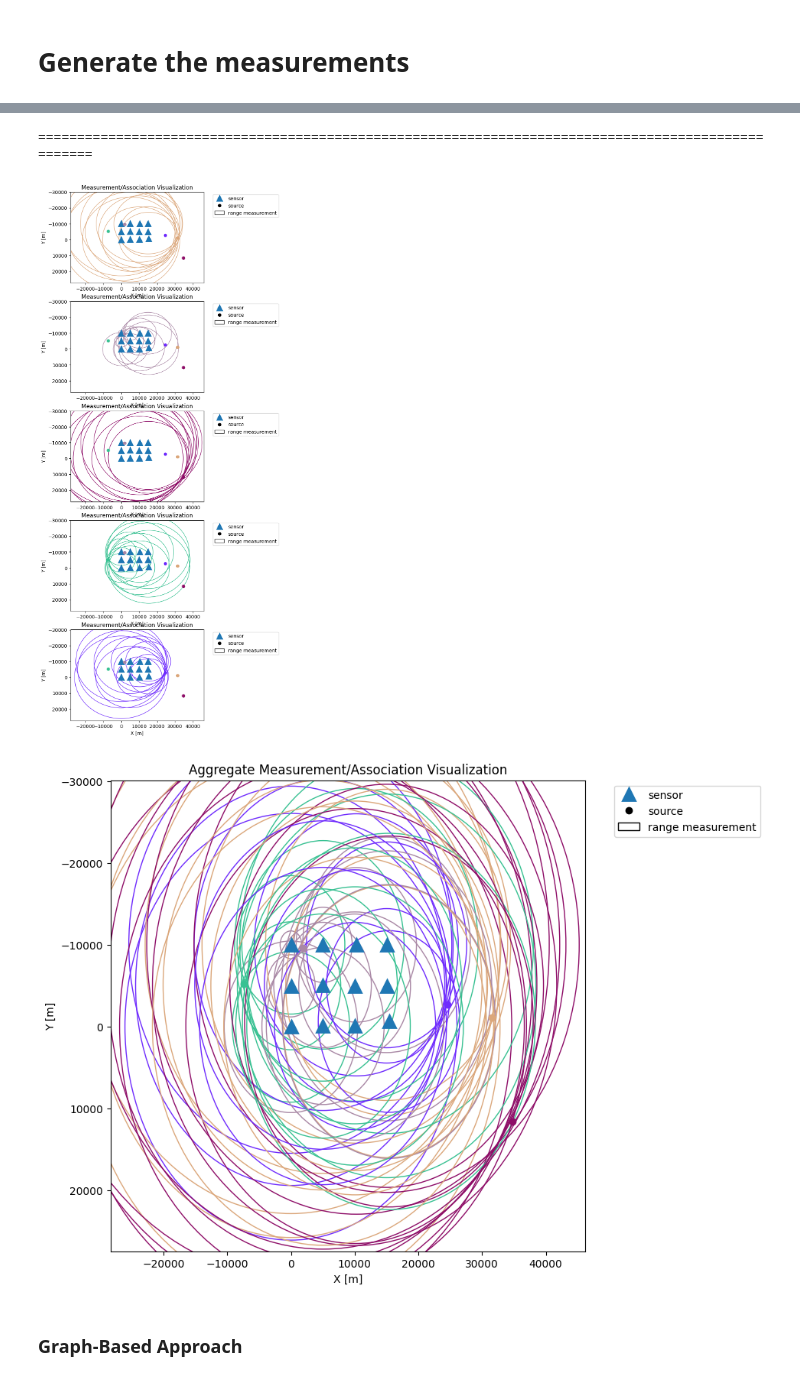
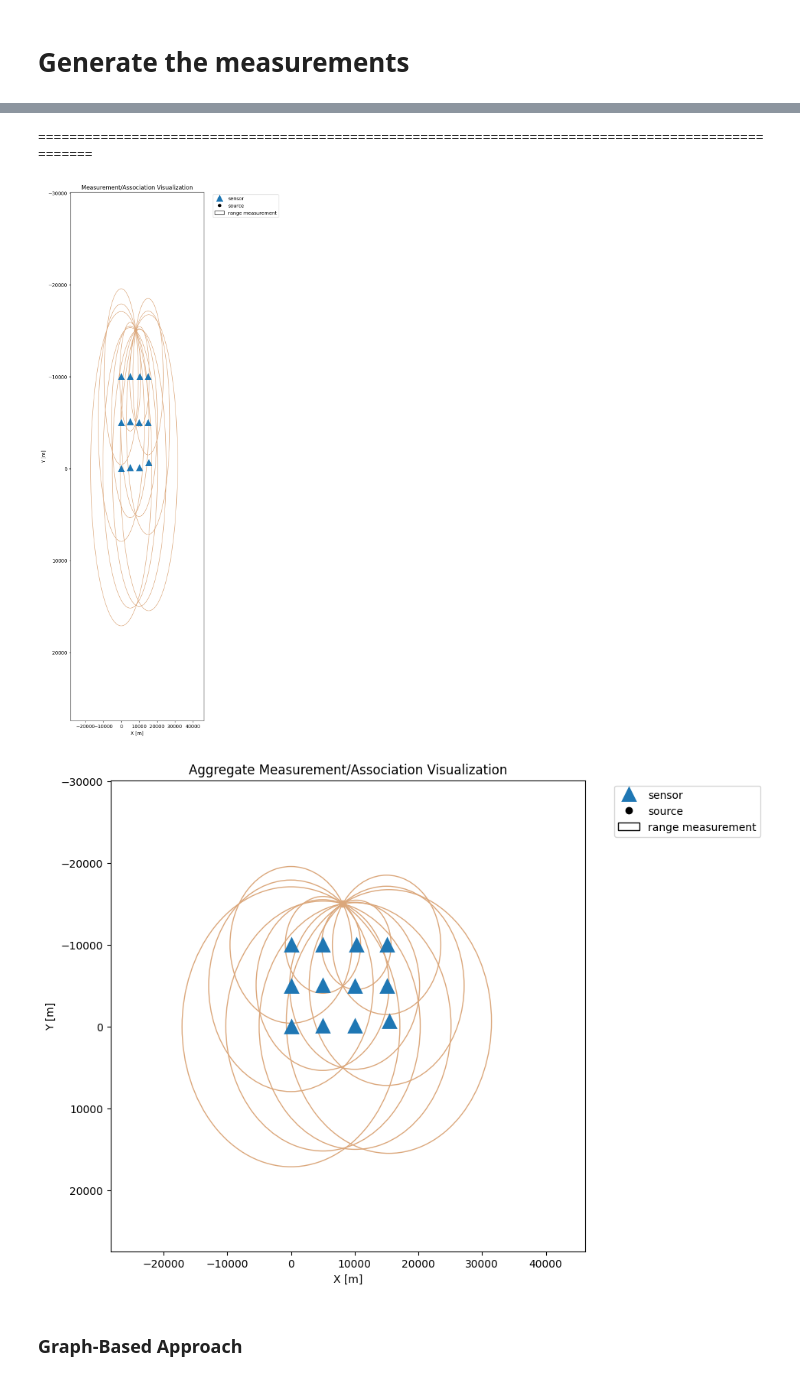
Before and after one commit to whoi-mars/Whale-Gunshot-Localization, a Jupyter notebook: associate_and_localize/algorithm_sandbox.ipynb, the cells around one changed output, grey strips where cells are left out. Saved outputs shown, nothing was run; the diff lists cells and outputs as text; code cells hidden in the pictures.

```diff
--- a/associate_and_localize/algorithm_sandbox.ipynb
+++ b/associate_and_localize/algorithm_sandbox.ipynb
@@ -291,11 +291,18 @@ def visualize_measurements(measurements, TOSSIT_associations, source_association
 # Generate the measurements
 # %%
 # generate measurements and associations
-rng1 = np.random.default_rng(9625)
-while True:
-    measurements, source_associations, TOSSIT_associations, source_locs = generate_measurements(num_sources=5, var=1000*1000, num_delete=0, rng=rng1, in_sensors=False)
-    if math_tools.is_sparse_locs(source_locs, thresh=10) and is_in_bay(source_locs, bathym, config['TOSSIT']['map_origin'], config['TOSSIT']['dx'], config['TOSSIT']['dy']):
-        break
+rng1 = np.random.default_rng(1524)
+# i = 0
+# while True:
+#     measurements, source_associations, TOSSIT_associations, source_locs = generate_measurements(num_sources=1, var=0, num_delete=0, rng=rng1, in_sensors=False)
+#     if math_tools.is_sparse_locs(source_locs, thresh=10) and is_in_bay(source_locs, bathym, config['TOSSIT']['map_origin'], config['TOSSIT']['dx'], config['TOSSIT']['dy']) or i==2:
+#         break
+#     i += 1
+measurements = [np.asarray([17095.90450072]), np.asarray([12917.35847782]), np.asarray([9566.68791751]), np.asarray([5912.18274622]), np.asarray([5455.02918574]), np.asarray([8513.56137629]), np.asarray([12164.02174139]), np.asarray([16102.51179617]), np.asarray([15064.82778697]), np.asarray([10199.4092334]), np.asarray([10433.2142123]), np.asarray([15260.4407941])]
+source_locs = np.asarray([[-15033.64420255, 8139.99340841]])
+TOSSIT_associations = [np.asarray([0]), np.asarray([1]), np.asarray([2]), np.asarray([3]), np.asarray([4]), np.asarray([5]), np.asarray([6]), np.asarray([7]), np.asarray([8]), np.asarray([9]), np.asarray([10]), np.asarray([11])]
+source_associations = [np.asarray([0]), np.asarray([0]), np.asarray([0]), np.asarray([0]), np.asarray([0]), np.asarray([0]), np.asarray([0]), np.asarray([0]), np.asarray([0]), np.asarray([0]), np.asarray([0]), np.asarray([0])]
+
 
 # visualize results
 visualize_collection(measurements, TOSSIT_associations, source_associations, source_locs)
@@ -306,6 +313,6 @@ visualize_measurements(measurements, TOSSIT_associations, source_associations, s
 ====================================================================================================
-[figure, old version]
+[figure, new version]
-[figure, old version]
+[figure, new version]
 # %% [markdown]
 
 
```
Also changed, not shown: parts of 10 cells of this notebook.
